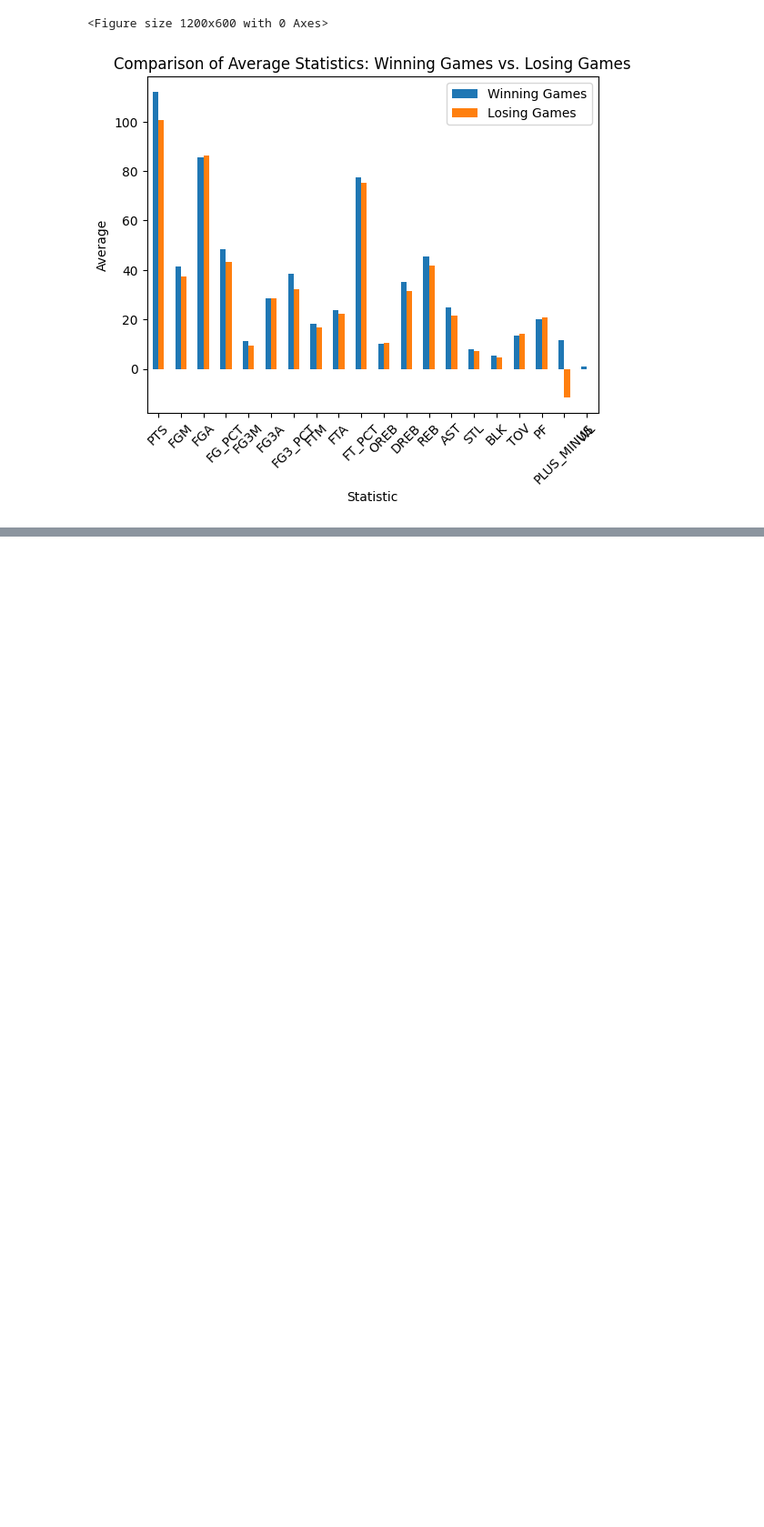
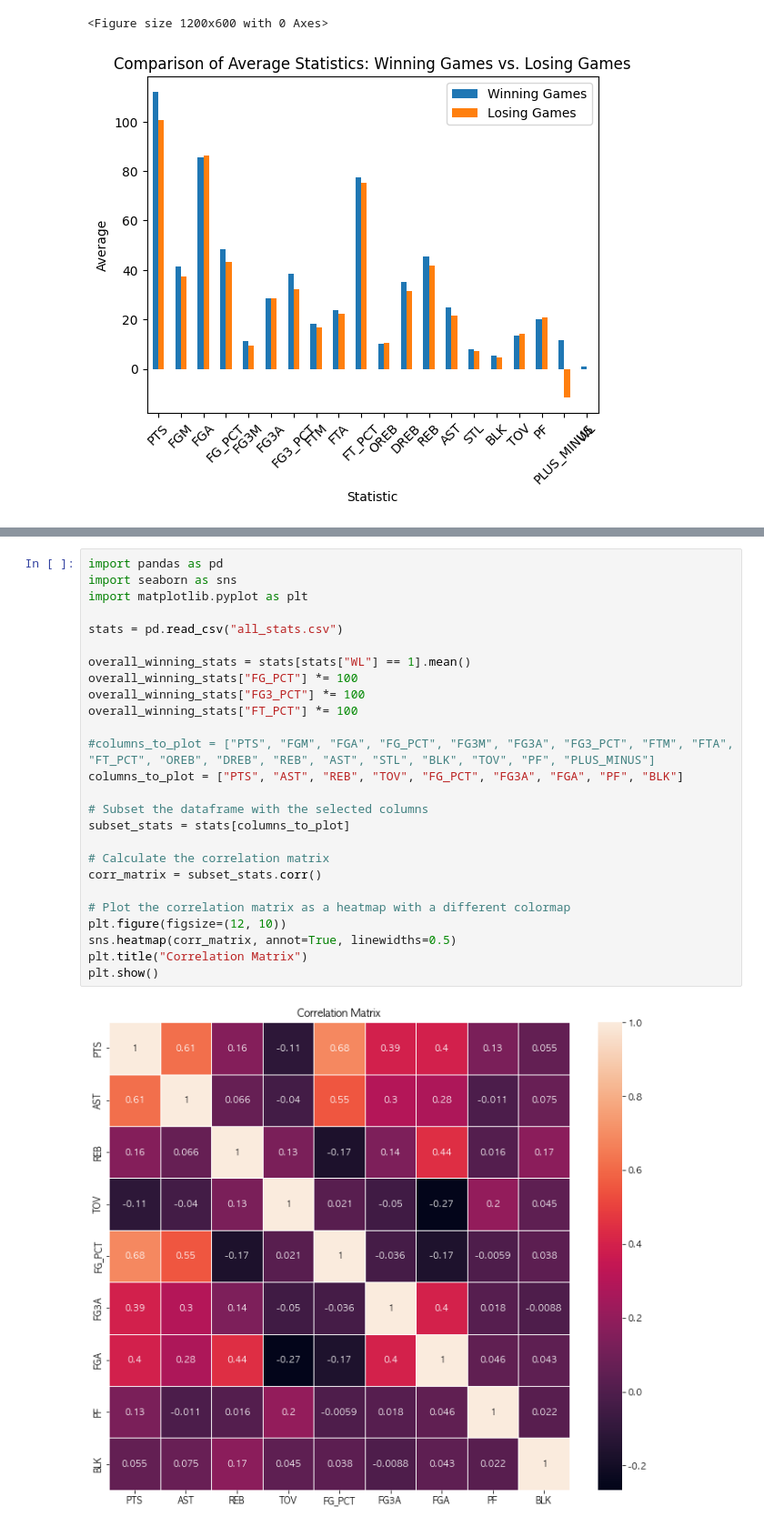
Before and after one commit to CHOIY3SUNG/Nba_BigData_Analyze, a Jupyter notebook: visualization/data_visualization.ipynb, the cells around one changed output, grey strips where cells are left out. Shown at 91% size. Drawn from its saved outputs; the diff is of its cells as text; blank space fills up the shorter version.

```diff
--- a/visualization/data_visualization.ipynb
+++ b/visualization/data_visualization.ipynb
@@ -177,0 +348,28 @@ dtype: float64
+# %%
+import pandas as pd
+import seaborn as sns
+import matplotlib.pyplot as plt
+
+stats = pd.read_csv("all_stats.csv")
+
+overall_winning_stats = stats[stats["WL"] == 1].mean()
+overall_winning_stats["FG_PCT"] *= 100
+overall_winning_stats["FG3_PCT"] *= 100
+overall_winning_stats["FT_PCT"] *= 100
+
+#columns_to_plot = ["PTS", "FGM", "FGA", "FG_PCT", "FG3M", "FG3A", "FG3_PCT", "FTM", "FTA", "FT_PCT", "OREB", "DREB", "REB", "AST", "STL", "BLK", "TOV", "PF", "PLUS_MINUS"]
+columns_to_plot = ["PTS", "AST", "REB", "TOV", "FG_PCT", "FG3A", "FGA", "PF", "BLK"]
+
+# Subset the dataframe with the selected columns
+subset_stats = stats[columns_to_plot]
+
+# Calculate the correlation matrix
+corr_matrix = subset_stats.corr()
+
+# Plot the correlation matrix as a heatmap with a different colormap
+plt.figure(figsize=(12, 10))
+sns.heatmap(corr_matrix, annot=True, linewidths=0.5)
+plt.title("Correlation Matrix")
+plt.show()
+# %% [output]
+[figure, added]
```
Also changed, not shown: parts of 7 cells of this notebook, 3 other files.
